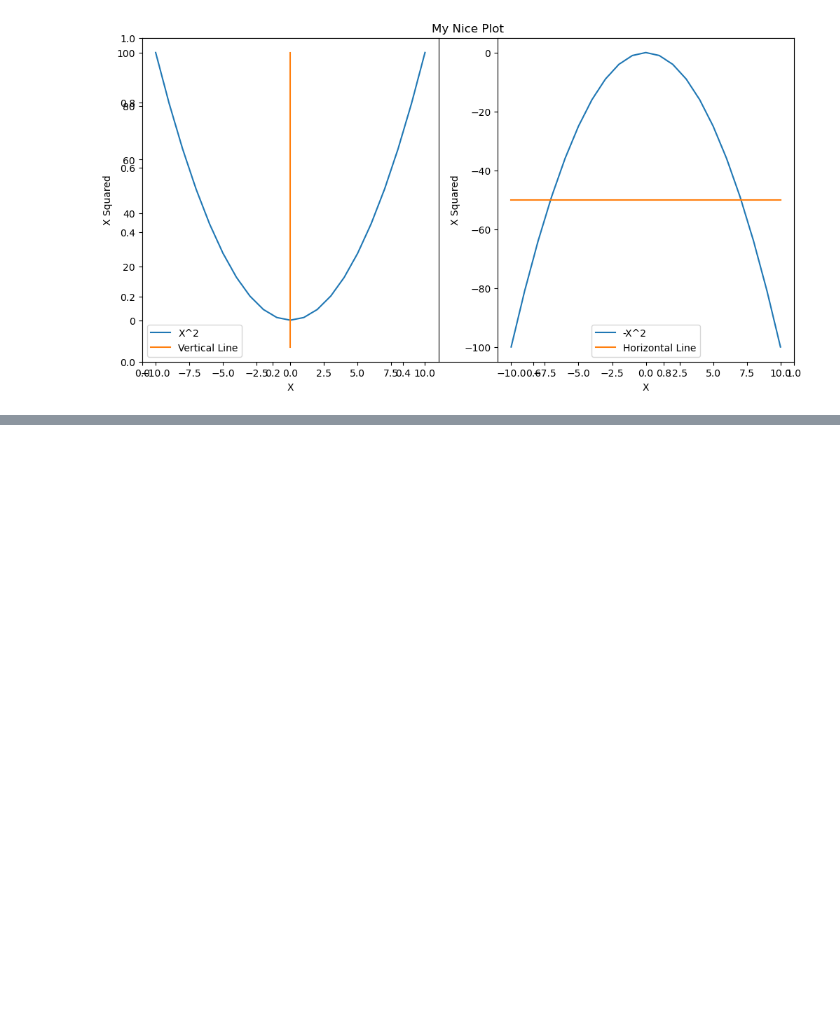
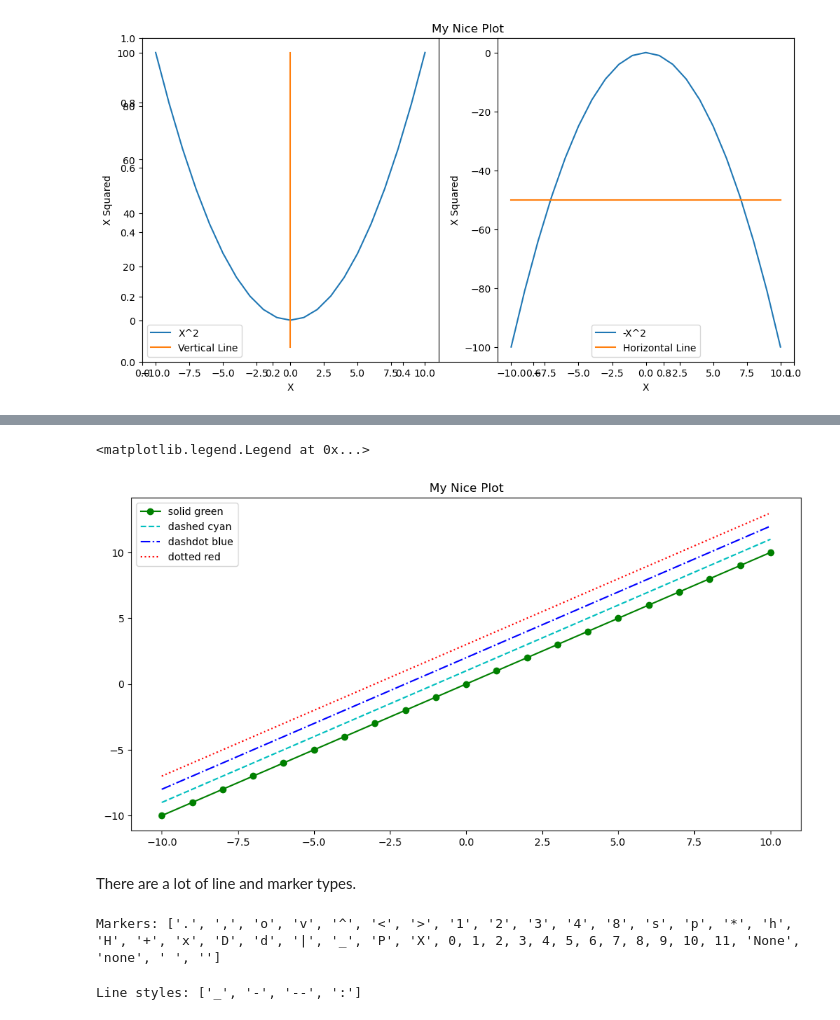
Before and after one commit to muhammadhananbaloch/Data-Analysis, a Jupyter notebook: data-cleaning-practice/Visualizations.ipynb, the cells around one changed output, grey strips where cells are left out. Drawn from its saved outputs; the diff is of its cells as text; code cells hidden in the pictures; blank space fills up the shorter version.

```diff
--- a/data-cleaning-practice/Visualizations.ipynb
+++ b/data-cleaning-practice/Visualizations.ipynb
@@ -52,0 +88,25 @@ Text(0, 0.5, 'X Squared')
+# %%
+fig, axes = plt.subplots(figsize=(12, 6))
+
+axes.plot(x, x+0, '-og', label='solid green')
+axes.plot(x, x+1, '--c', label="dashed cyan")
+axes.plot(x, x+2, '-.b', label='dashdot blue')
+axes.plot(x, x+3, ':r', label='dotted red')
+
+axes.set_title('My Nice Plot')
+axes.legend()
+# %% [output]
+<matplotlib.legend.Legend at 0x...>
+[figure, added]
+# %% [markdown]
+There are a lot of line and marker types.
+# %%
+print('Markers: {}'.format([m for m in plt.Line2D.markers]))
+# %% [output]
+Markers: ['.', ',', 'o', 'v', '^', '<', '>', '1', '2', '3', '4', '8', 's', 'p', '*', 'h', 'H', '+', 'x', 'D', 'd', '|', '_', 'P', 'X', 0, 1, 2, 3, 4, 5, 6, 7, 8, 9, 10, 11, 'None', 'none', ' ', '']
+# %%
+linestyles = ['_', '-', '--', ':']
+
+print('Line styles: {}'.format(linestyles))
+# %% [output]
+Line styles: ['_', '-', '--', ':']
```
Also changed, not shown: parts of 4 cells of this notebook.
